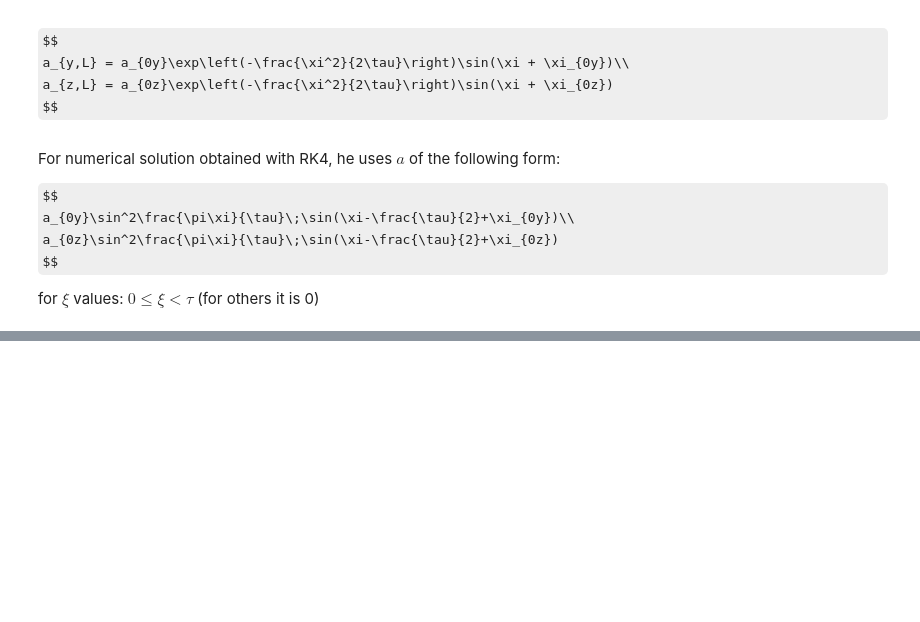
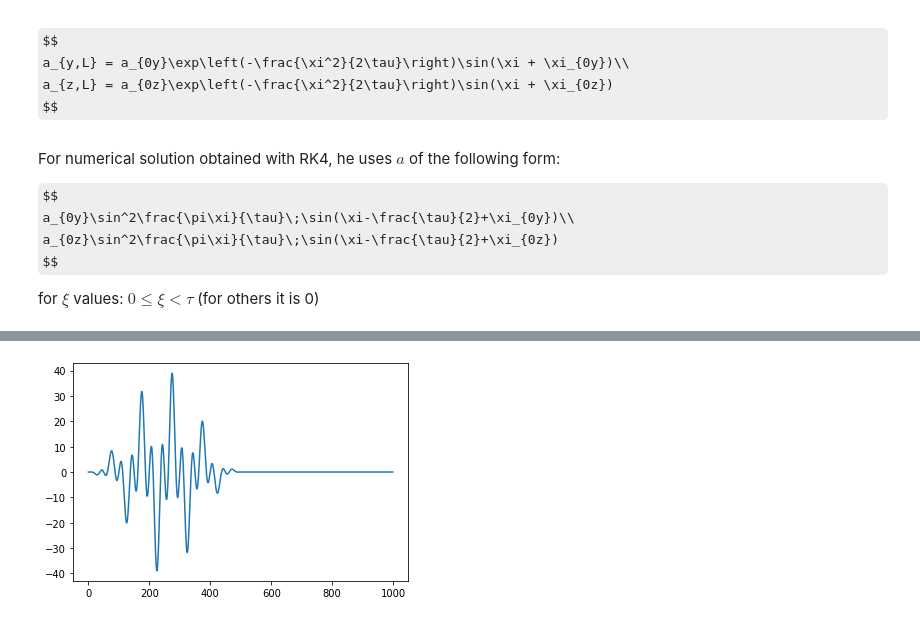
Before and after one commit to lukoshkin/SR_research, a Jupyter notebook: src/Thin_foil_model.ipynb, the cells around one changed output, grey strips where cells are left out. Saved outputs shown, nothing was run; the diff lists cells and outputs as text; code cells hidden in the pictures; some formulas as TeX source; blank space fills up the shorter version.

```diff
--- a/src/Thin_foil_model.ipynb
+++ b/src/Thin_foil_model.ipynb
@@ -332,11 +326,13 @@ tau = 10*math.pi
 theta = .02*math.pi
 eps = 200*theta
 
+device = 'cuda' if torch.cuda.is_available() else 'cpu'
+
 rbc = torch.tensor([0., 0., 0., 1.])
 # <--
 
-def pulse(x, a, phi):
-    out = a * torch.sin(math.pi*x/tau)**2 * torch.sin(x-tau/2+phi)
+def pulse(x, a, phi, tau, freq=1):
+    out = a * torch.sin(math.pi*x/tau)**2 * torch.sin(freq*x-tau/2+phi)
     out[x>=tau] = 0
     out[x<0] = 0
     return out
@@ -619 +521,14 @@ $$u^2_\perp = u_y^2 + u_z^2$$
+# %%
+plt.figure()
+y1 = pulse(torch.linspace(0, 20*math.pi, 1000), a_0y, xi_0y, tau, 1)
+y2 = pulse(torch.linspace(0, 20*math.pi, 1000), a_0y, xi_0y-math.pi, tau, 3)
+plt.plot(y1+y2);
+
+# 4 par-s: ampl1, ampl2, dphi, ellipt
+# 2 cases:
+# - circular
+# - linear
+# E = const (conservation)
+# %% [output]
+[figure, added]
 # %%
```
Also changed, not shown: parts of 54 cells of this notebook, 9 other files.
